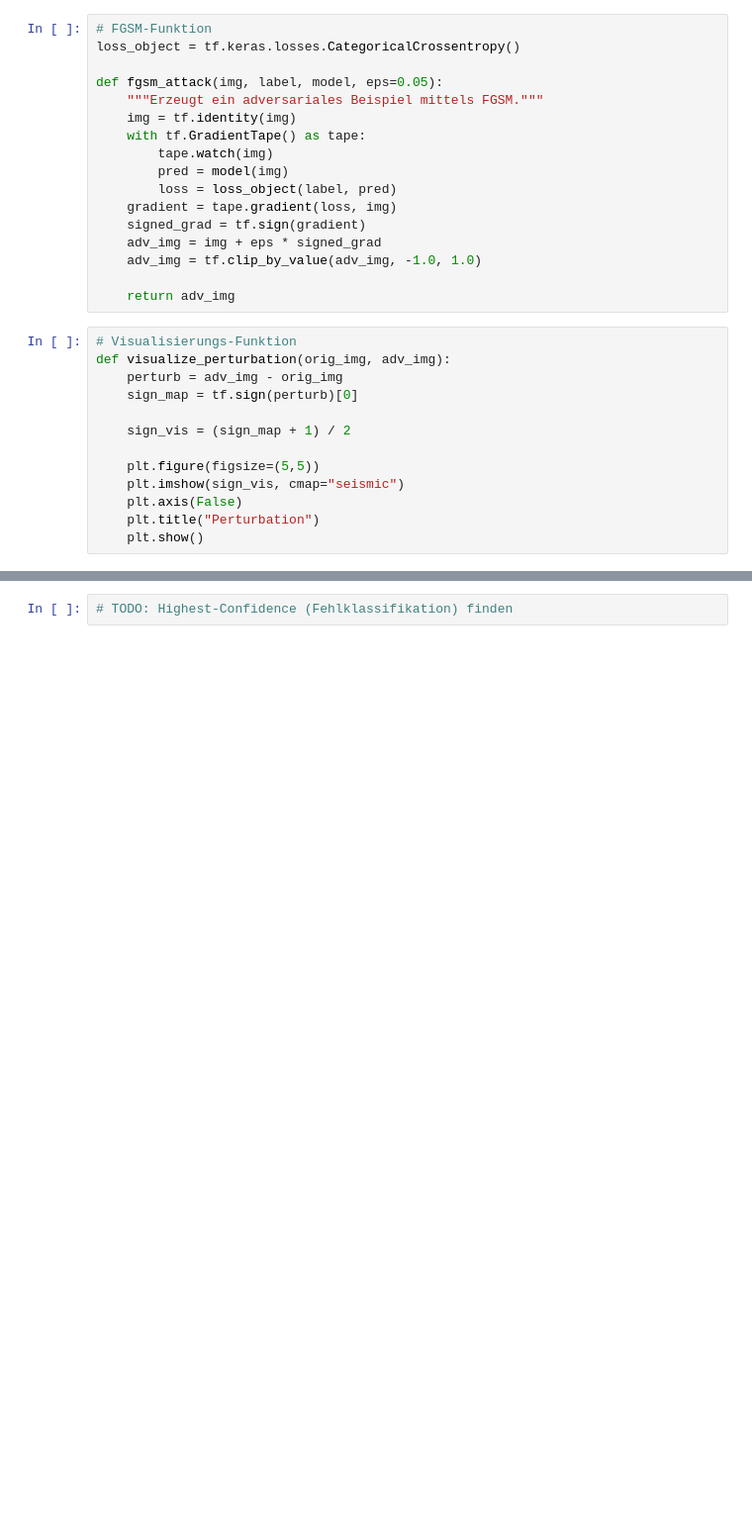
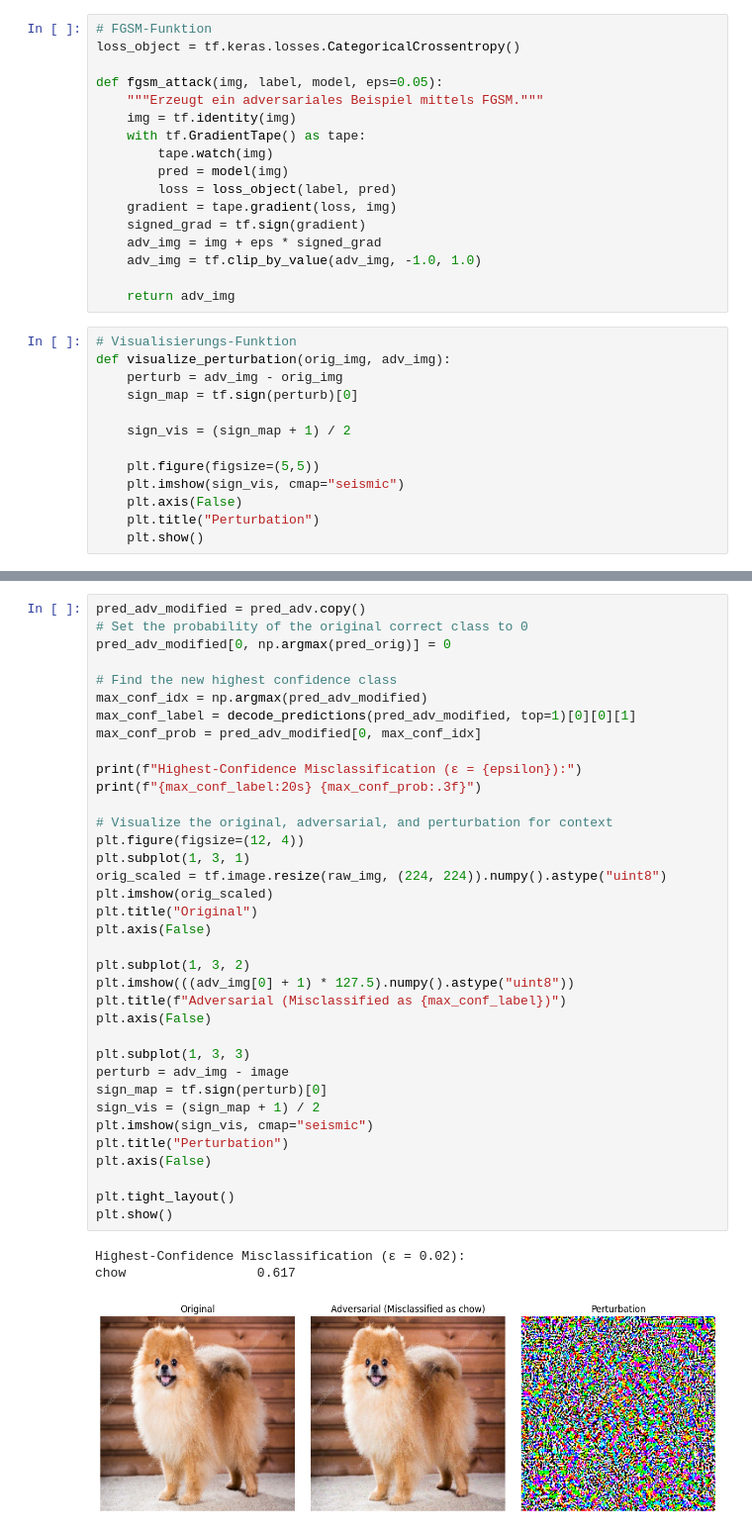
Before and after one commit to Ambos14/ITSec, a Jupyter notebook: Labor 12 - FGSM.ipynb, the cells around one changed output, grey strips where cells are left out. Shown at 99% size. Saved outputs shown, nothing was run; the diff lists cells and outputs as text; blank space fills up the shorter version.

```diff
--- a/Labor 12 - FGSM.ipynb
+++ b/Labor 12 - FGSM.ipynb
@@ -103,2 +132,40 @@ plt.show()
-# %%
-# TODO: Highest-Confidence (Fehlklassifikation) finden
+# %%
+pred_adv_modified = pred_adv.copy()
+# Set the probability of the original correct class to 0
+pred_adv_modified[0, np.argmax(pred_orig)] = 0
+
+# Find the new highest confidence class
+max_conf_idx = np.argmax(pred_adv_modified)
+max_conf_label = decode_predictions(pred_adv_modified, top=1)[0][0][1]
+max_conf_prob = pred_adv_modified[0, max_conf_idx]
+
+print(f"Highest-Confidence Misclassification (ε = {epsilon}):")
+print(f"{max_conf_label:20s} {max_conf_prob:.3f}")
+
+# Visualize the original, adversarial, and perturbation for context
+plt.figure(figsize=(12, 4))
+plt.subplot(1, 3, 1)
+orig_scaled = tf.image.resize(raw_img, (224, 224)).numpy().astype("uint8")
+plt.imshow(orig_scaled)
+plt.title("Original")
+plt.axis(False)
+
+plt.subplot(1, 3, 2)
+plt.imshow(((adv_img[0] + 1) * 127.5).numpy().astype("uint8"))
+plt.title(f"Adversarial (Misclassified as {max_conf_label})")
+plt.axis(False)
+
+plt.subplot(1, 3, 3)
+perturb = adv_img - image
+sign_map = tf.sign(perturb)[0]
+sign_vis = (sign_map + 1) / 2
+plt.imshow(sign_vis, cmap="seismic")
+plt.title("Perturbation")
+plt.axis(False)
+
+plt.tight_layout()
+plt.show()
+# %% [output]
+Highest-Confidence Misclassification (ε = 0.02):
+chow                 0.617
+[figure, added]
```
Also changed, not shown: parts of 4 cells of this notebook.
